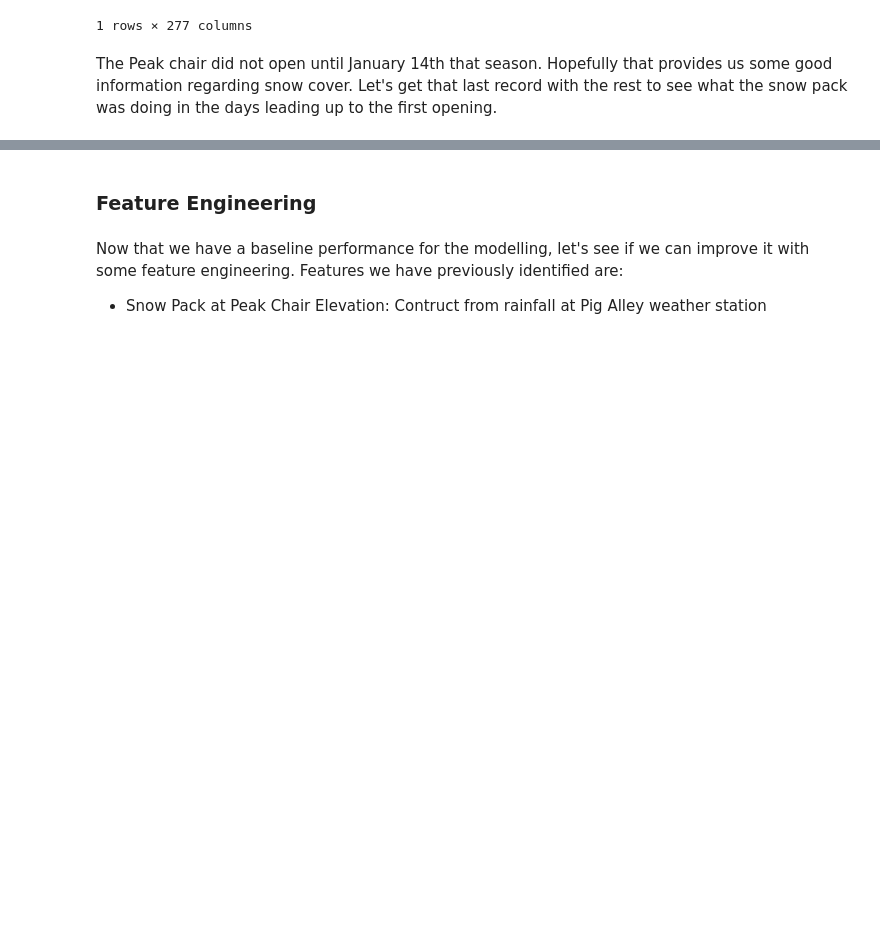
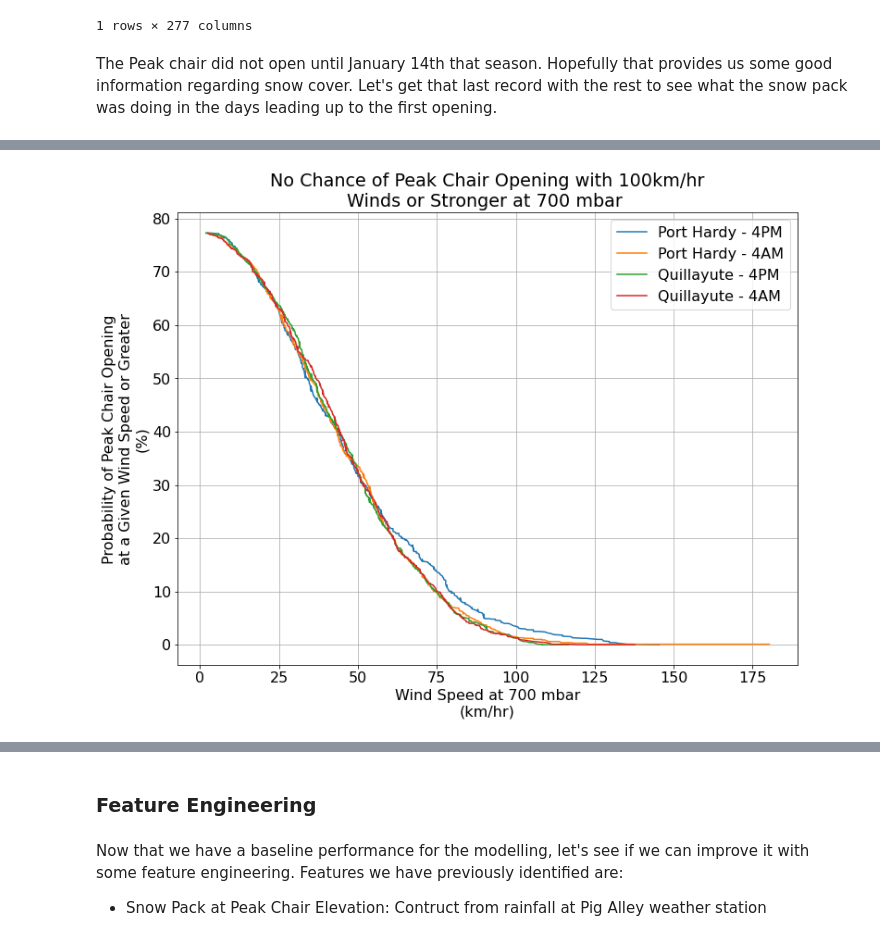
Before and after one commit to wjmatthews/wb_lift_openings, a Jupyter notebook: EDAAndModellingPartI.ipynb, the cells around one changed output, grey strips where cells are left out. Saved outputs shown, nothing was run; the diff lists cells and outputs as text; code cells hidden in the pictures; blank space fills up the shorter version.

```diff
--- a/EDAAndModellingPartI.ipynb
+++ b/EDAAndModellingPartI.ipynb
@@ -768,0 +823,43 @@ Let's move onto exploring some other features we think might be key.  Next on th
+# %%
+%%capture --no-display
+
+# label dictionary
+labels = {'ph_SKNT_L0h': 'Port Hardy - 4PM',
+          'ph_SKNT_L12h': 'Port Hardy - 4AM',
+          'q_SKNT_L0h': 'Quillayute - 4PM',
+          'q_SKNT_L12h': 'Quillayute - 4AM'}
+
+# create figure
+plt.figure(figsize=(12,9))
+
+# loop through colulmns to plot
+for col in ['ph_SKNT_L0h', 'ph_SKNT_L12h', 'q_SKNT_L0h', 'q_SKNT_L12h']:
+
+    # get just the columns we need into a smaller df
+    tmp_df = peak_df[[col, 'pow_day_status_L0h']]
+
+    # sort the values in descending order so cumulative sum gives highest percentage of openings to the lowest wind speed
+    tmp_df.sort_values(col, ascending = False, inplace = True)
+
+    # calculate the cumulative % of lift openings for each wind speed
+    tmp_df['Percent_Lift_Openings'] = round(tmp_df['pow_day_status_L0h'].cumsum()/tmp_df.shape[0]*100,1)
+
+    # resort from smallest to largest wind speed for interpretability on graph
+    tmp_df.sort_values(col, ascending = True, inplace = True)
+
+    # plot data
+    plt.plot(tmp_df[col],
+             tmp_df['Percent_Lift_Openings'],
+             label = labels[col])
+
+# add title, labels, etc
+plt.title('No Chance of Peak Chair Opening with 100km/hr\nWinds or Stronger at 700 mbar ')
+plt.xlabel('Wind Speed at 700 mbar\n(km/hr)')
+plt.ylabel('Probability of Peak Chair Opening\nat a Given Wind Speed or Greater\n(%)')
+
+# turn on features and show plot
+plt.grid()
+plt.legend()
+plt.show()
+# %% [output]
+[figure, added]
```
Also changed, not shown: parts of 26 cells of this notebook.
